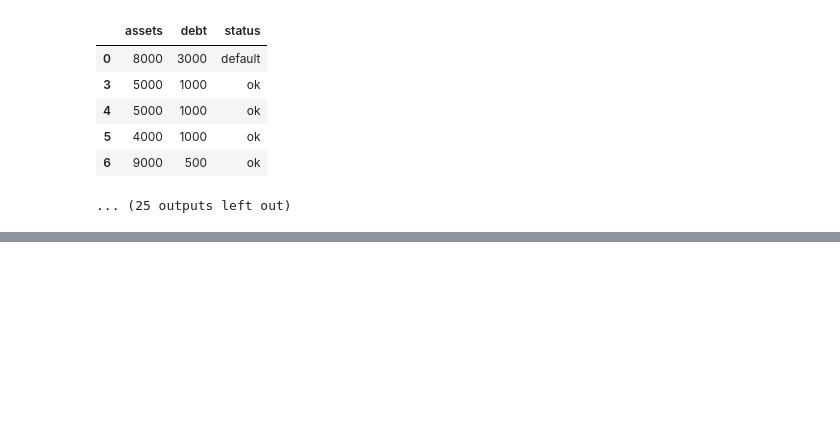
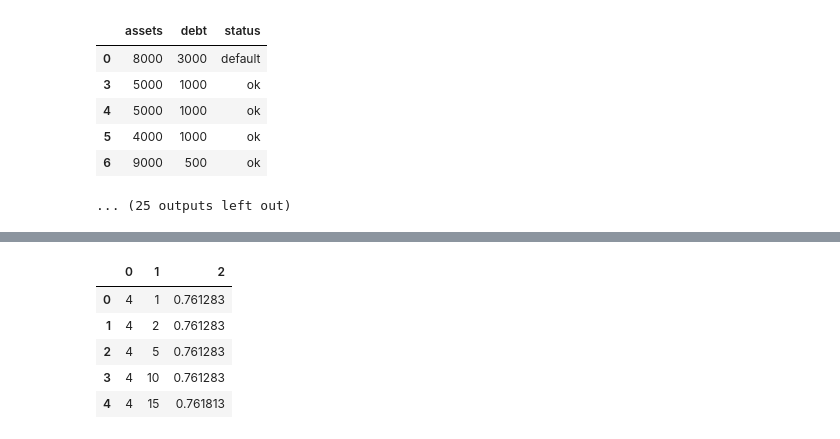
Before and after one commit to carlos-alves-one/ML-Zoomcamp-Week-6, a Jupyter notebook: ML_Zoomcamp_Week_6.ipynb, the cells around one changed output, grey strips where cells are left out. Saved outputs shown, nothing was run; the diff lists cells and outputs as text; code cells hidden in the pictures; blank space fills up the shorter version.

Commit message:
Print the first 5 rows of data from the dataframe scores

```diff
--- a/ML_Zoomcamp_Week_6.ipynb
+++ b/ML_Zoomcamp_Week_6.ipynb
@@ -1044,3 +1044,13 @@ df_scores = pd.DataFrame(scores)
 (   6, 100) -> 0.776
 (   6, 200) -> 0.768
 (   6, 500) -> 0.680
+# %%
+# Print the first 5 rows of data from the dataframe scores
+df_scores.head()
+# %% [output]
+|  | 0 | 1 | 2 |
+| 0 | 4 | 1 | 0.761283 |
+| 1 | 4 | 2 | 0.761283 |
+| 2 | 4 | 5 | 0.761283 |
+| 3 | 4 | 10 | 0.761283 |
+| 4 | 4 | 15 | 0.761813 |
```
Also changed, not shown: parts of 6 cells of this notebook.
